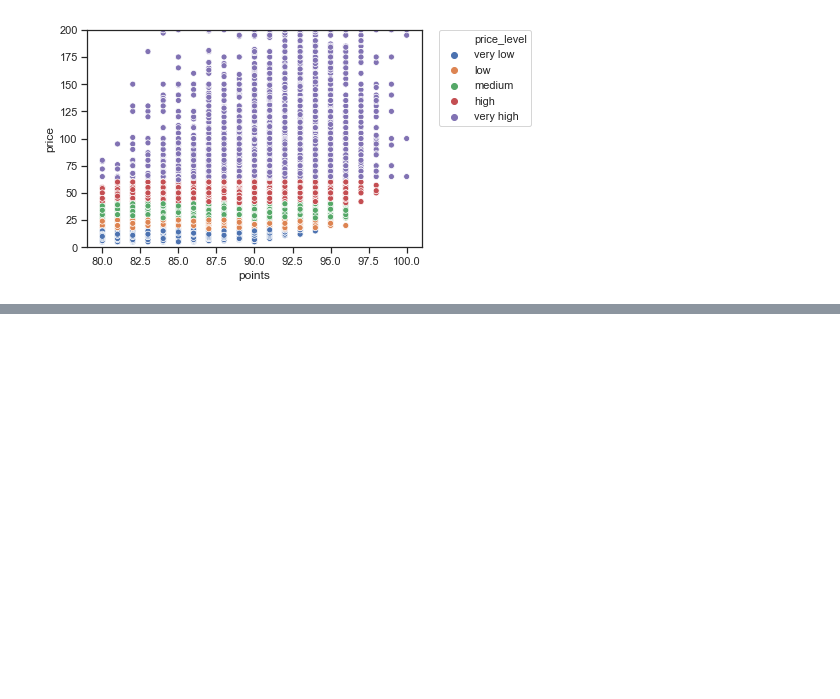
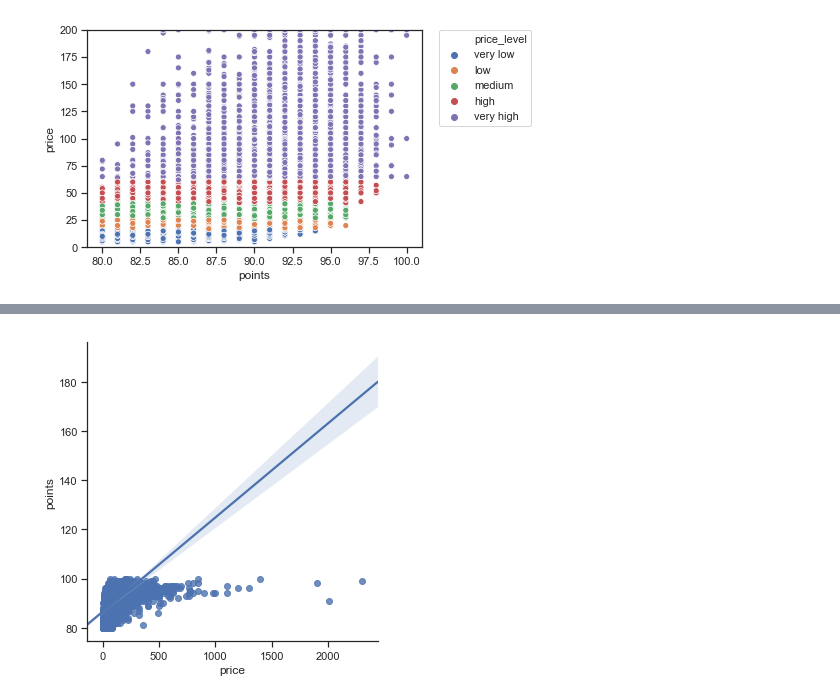
Before and after one commit to igorstojanovic91/wine-review-analysis, a Jupyter notebook: Wine reviews Analysis.ipynb, the cells around one changed output, grey strips where cells are left out. Saved outputs shown, nothing was run; the diff lists cells and outputs as text; code cells hidden in the pictures; blank space fills up the shorter version.

```diff
--- a/Wine reviews Analysis.ipynb
+++ b/Wine reviews Analysis.ipynb
@@ -1214,0 +1232,4 @@ plt.ylim(0, 100)
+# %%
+sns.lmplot(x="price", y="points", data=df);
+# %% [output]
+[figure, added]
```
Also changed, not shown: parts of 23 cells of this notebook.
